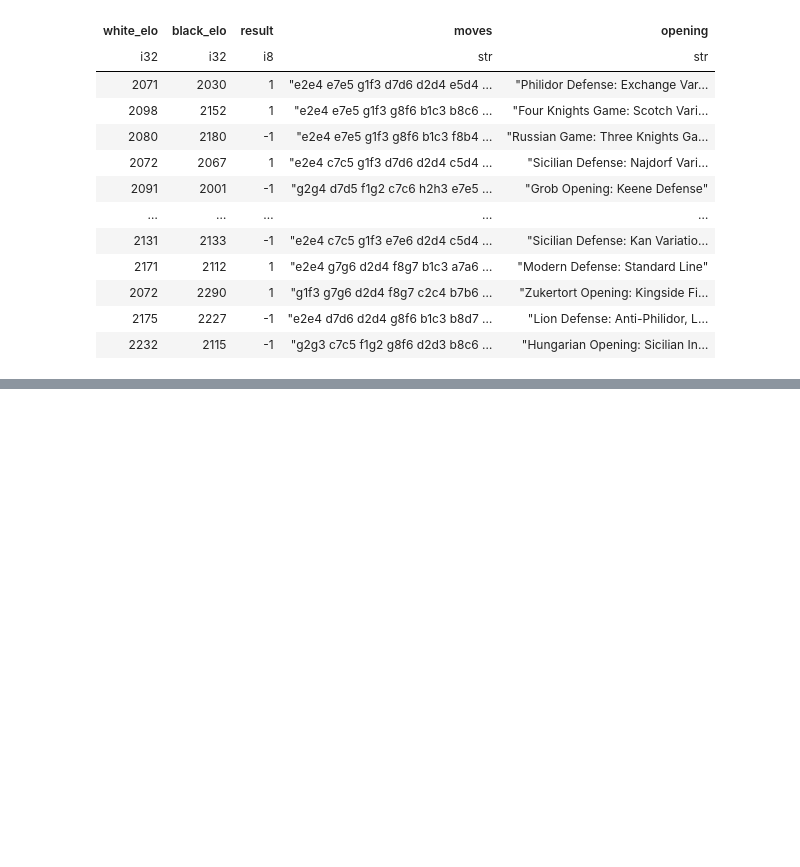
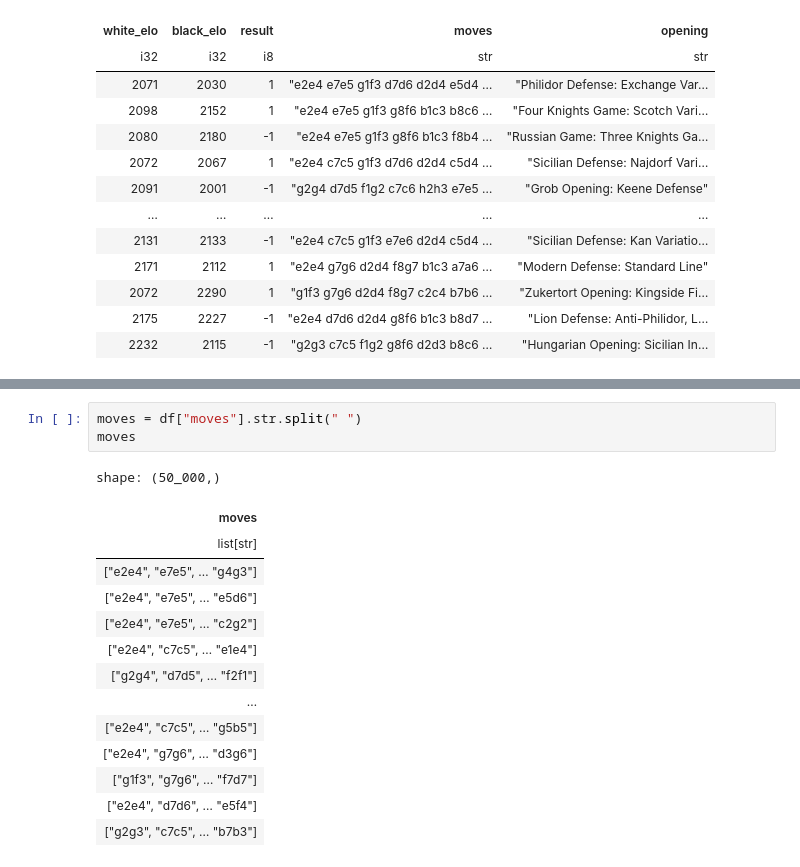
Before and after one commit to KSI-ML-research/krasnal, a Jupyter notebook: src/experiment.ipynb, the cells around one changed output, grey strips where cells are left out. Drawn from its saved outputs; the diff is of its cells as text; blank space fills up the shorter version.

Commit message:
Add list of all uci moves

```diff
--- a/src/experiment.ipynb
+++ b/src/experiment.ipynb
@@ -61,0 +62,18 @@ e4 e5 d4 Nc6 d5 Nce7 c4 d6 Be3 Nf6 Nc3 Ng6 Nf3 Bg4 Be2 Be7 h3 Bxf3 Bxf3 O-O Rc1
+# %%
+moves = df["moves"].str.split(" ")
+moves
+# %% [output]
+shape: (50_000,)
+| moves |
+| list[str] |
+| ["e2e4", "e7e5", … "g4g3"] |
+| ["e2e4", "e7e5", … "e5d6"] |
+| ["e2e4", "e7e5", … "c2g2"] |
+| ["e2e4", "c7c5", … "e1e4"] |
+| ["g2g4", "d7d5", … "f2f1"] |
+| … |
+| ["e2e4", "c7c5", … "g5b5"] |
+| ["e2e4", "g7g6", … "d3g6"] |
+| ["g1f3", "g7g6", … "f7d7"] |
+| ["e2e4", "d7d6", … "e5f4"] |
+| ["g2g3", "c7c5", … "b7b3"] |
```
Also changed, not shown: parts of 5 cells of this notebook, 3 other files.
